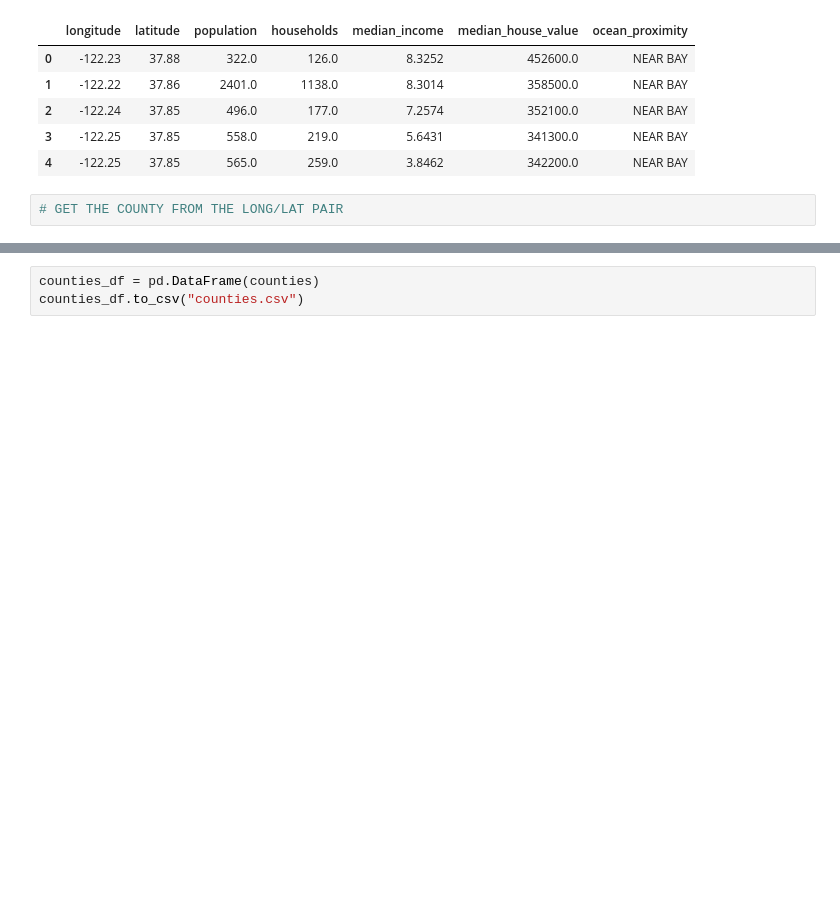
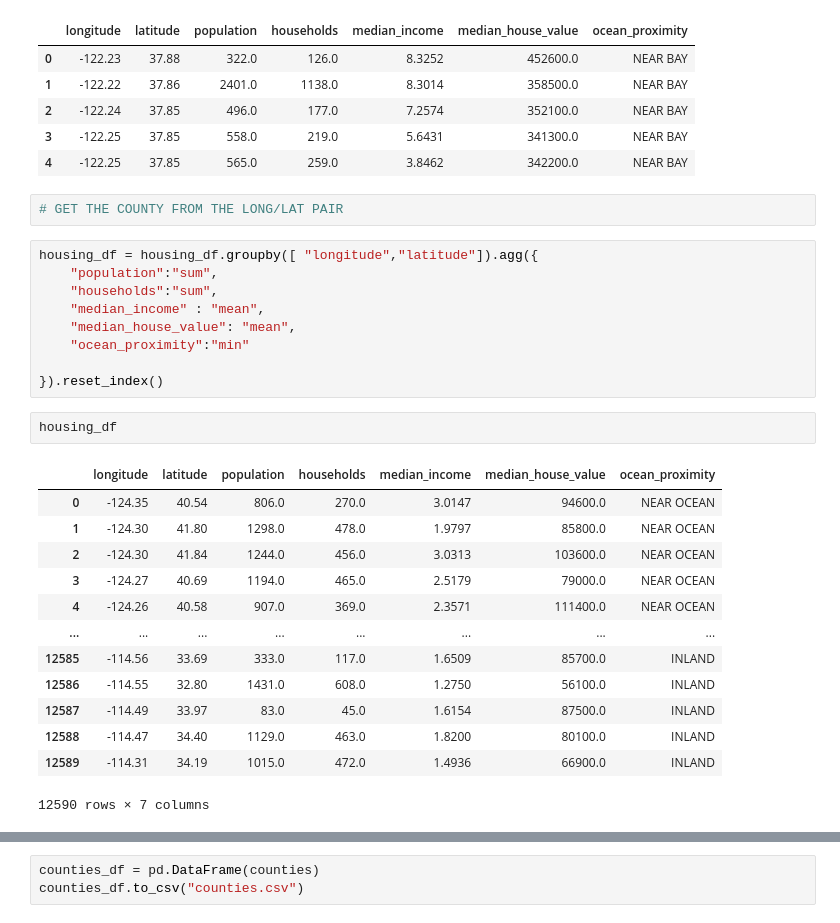
Before and after one commit to erinrkahn/final_project, a Jupyter notebook: Data Preprocessing.ipynb, the cells around one changed output, grey strips where cells are left out. Drawn from its saved outputs; the diff is of its cells as text; blank space fills up the shorter version.

```diff
--- a/Data Preprocessing.ipynb
+++ b/Data Preprocessing.ipynb
@@ -223,6 +222,31 @@ housing_df.head()
 | 4 | -122.25 | 37.85 | 565.0 | 259.0 | 3.8462 | 342200.0 | NEAR BAY |
 # %%
 # GET THE COUNTY FROM THE LONG/LAT PAIR
+# %%
+housing_df = housing_df.groupby([ "longitude","latitude"]).agg({
+    "population":"sum",
+    "households":"sum",
+    "median_income" : "mean",
+    "median_house_value": "mean",
+    "ocean_proximity":"min"
+
+}).reset_index()
+# %%
+housing_df
+# %% [output]
+|  | longitude | latitude | population | households | median_income | median_house_value | ocean_proximity |
+| 0 | -124.35 | 40.54 | 806.0 | 270.0 | 3.0147 | 94600.0 | NEAR OCEAN |
+| 1 | -124.30 | 41.80 | 1298.0 | 478.0 | 1.9797 | 85800.0 | NEAR OCEAN |
+| 2 | -124.30 | 41.84 | 1244.0 | 456.0 | 3.0313 | 103600.0 | NEAR OCEAN |
+| 3 | -124.27 | 40.69 | 1194.0 | 465.0 | 2.5179 | 79000.0 | NEAR OCEAN |
+| 4 | -124.26 | 40.58 | 907.0 | 369.0 | 2.3571 | 111400.0 | NEAR OCEAN |
+| ... | ... | ... | ... | ... | ... | ... | ... |
+| 12585 | -114.56 | 33.69 | 333.0 | 117.0 | 1.6509 | 85700.0 | INLAND |
+| 12586 | -114.55 | 32.80 | 1431.0 | 608.0 | 1.2750 | 56100.0 | INLAND |
+| 12587 | -114.49 | 33.97 | 83.0 | 45.0 | 1.6154 | 87500.0 | INLAND |
+| 12588 | -114.47 | 34.40 | 1129.0 | 463.0 | 1.8200 | 80100.0 | INLAND |
+| 12589 | -114.31 | 34.19 | 1015.0 | 472.0 | 1.4936 | 66900.0 | INLAND |
+12590 rows × 7 columns
 # %%
 def add_counties(housing_df):
     counties = []
```
Also changed, not shown: parts of 3 cells of this notebook.
